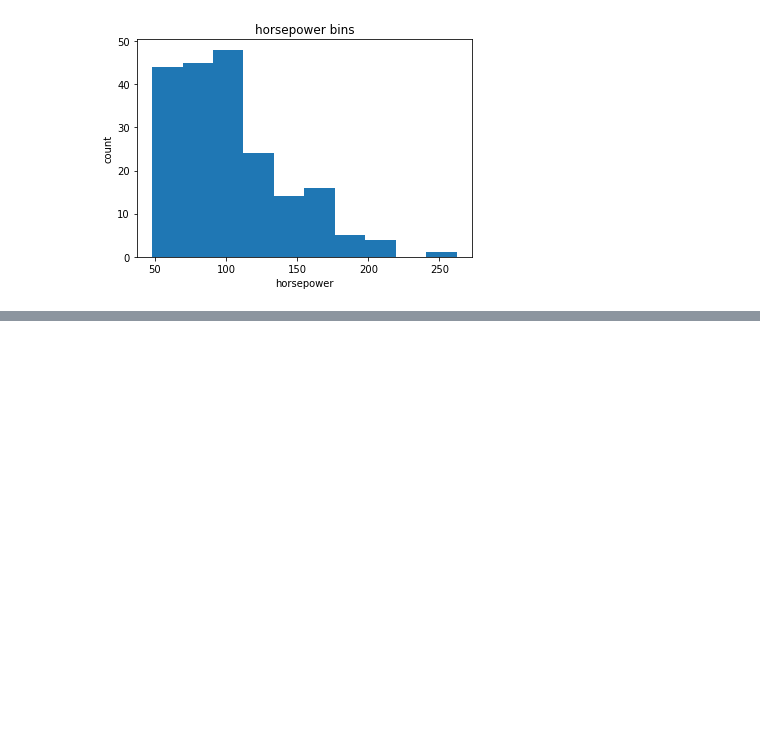
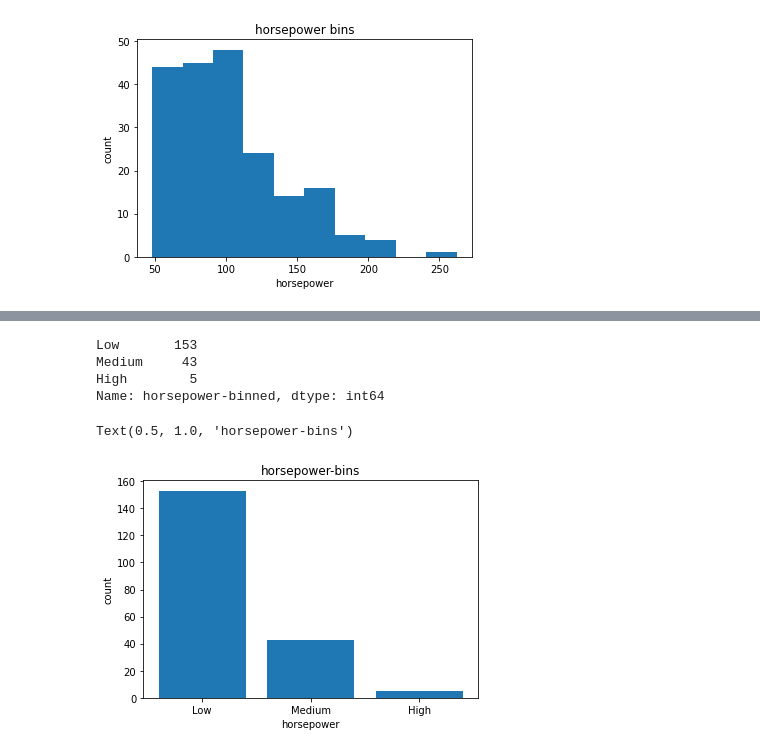
Before and after one commit to essetetsahai/IBM-Python-Course, a Jupyter notebook: Automobile-Data-Analysis-Pandas.ipynb, the cells around one changed output, grey strips where cells are left out. Drawn from its saved outputs; the diff is of its cells as text; code cells hidden in the pictures; blank space fills up the shorter version.

```diff
--- a/Automobile-Data-Analysis-Pandas.ipynb
+++ b/Automobile-Data-Analysis-Pandas.ipynb
@@ -405,0 +482,9 @@ array([ 48.        , 119.33333333, 190.66666667, 262.        ])
+# %%
+#Set group names
+group_names = ['Low', 'Medium', 'High']
+
+#Apply the function cut to determine what each value of df['horsepower'] belongs to
+df['horsepower-binned'] = pd.cut(df['horsepower'], bins, labels = group_names, include_lowest = True)
+
+#Check data
+df[['horsepower', 'horsepower-binned']].head(10)
@@ -406,2 +523,22 @@ array([ 48.        , 119.33333333, 190.66666667, 262.        ])
+# %%
+#Check the number of vehicles in each bin:
+df["horsepower-binned"].value_counts()
+# %% [output]
+Low       153
+Medium     43
+High        5
+Name: horsepower-binned, dtype: int64
 # %%
-group_names = ['Low', 'Medium', 'High']
+#Plot the distribution of the bins
+
+%matplotlib inline
+import matplotlib as plt
+from matplotlib import pyplot
+pyplot.bar(group_names, df["horsepower-binned"].value_counts())
+
+plt.pyplot.xlabel("horsepower")
+plt.pyplot.ylabel("count")
+plt.pyplot.title("horsepower-bins")
+# %% [output]
+Text(0.5, 1.0, 'horsepower-bins')
+[figure, added]
```
Also changed, not shown: parts of 37 cells of this notebook.
